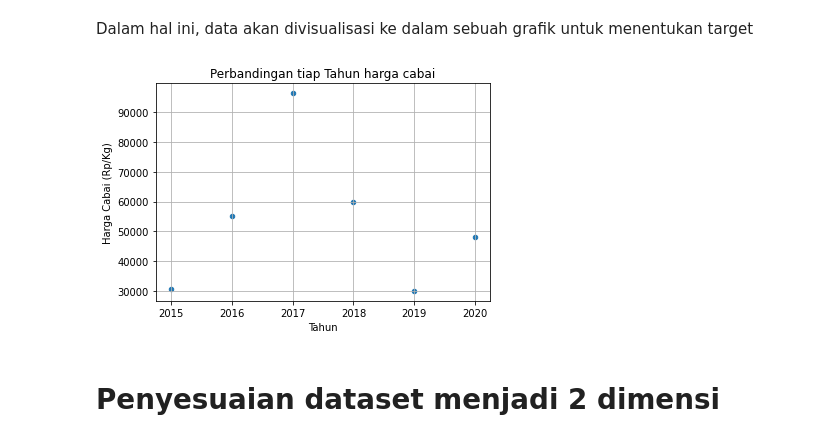
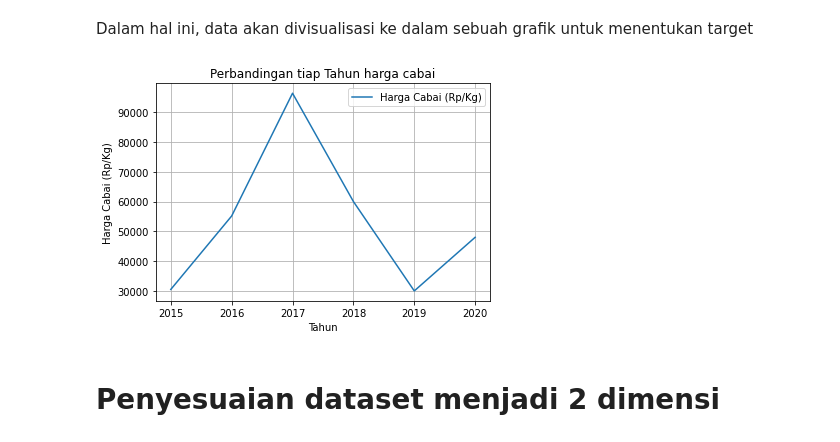
Before and after one commit to IlyasHidayatR/Python_DAA, a Jupyter notebook: Regresi_PrediksiHargaCabai.ipynb, the cells around one changed output. Cells and saved outputs as stored; diff of their text form; code cells hidden in the pictures.

```diff
--- a/Regresi_PrediksiHargaCabai.ipynb
+++ b/Regresi_PrediksiHargaCabai.ipynb
@@ -27,15 +27,15 @@ Dalam hal ini, data akan divisualisasi ke dalam sebuah grafik untuk menentukan t
 # %%
 import matplotlib.pyplot as plt
 
-Chili_df.plot.scatter(x='Tahun', y='Harga Cabai (Rp/Kg)')
+Chili_df.plot.line(x='Tahun', y='Harga Cabai (Rp/Kg)')
 
 plt.title('Perbandingan tiap Tahun harga cabai')
 plt.xlabel('Tahun')
 plt.ylabel('Harga Cabai (Rp/Kg)')
 plt.grid(True)
 plt.show()
 # %% [output]
-[figure, old version]
+[figure, new version]
 # %% [markdown]
 # Penyesuaian dataset menjadi 2 dimensi
 # %% [markdown]
```
